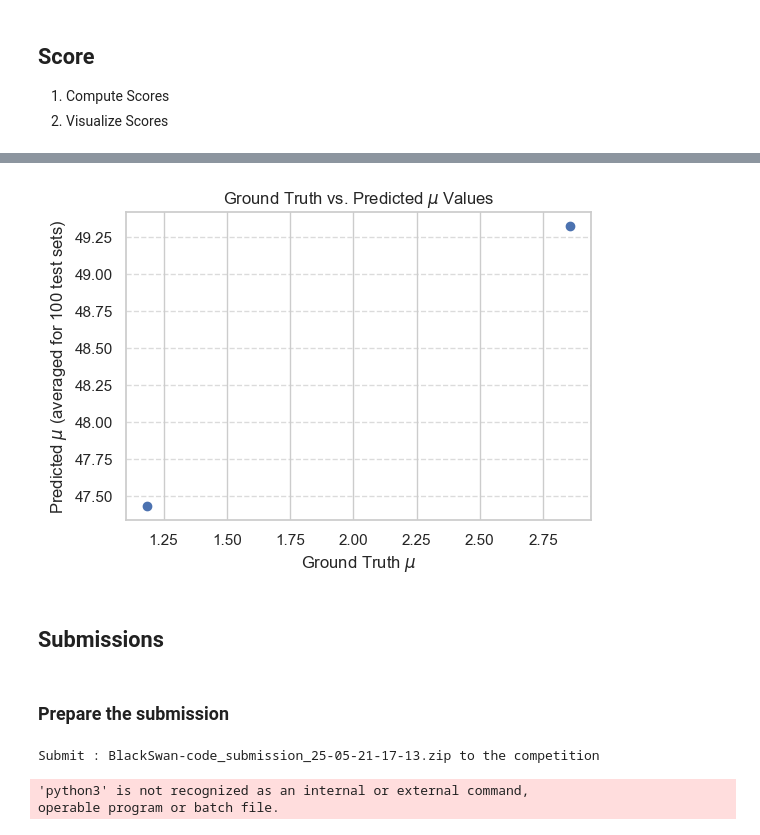
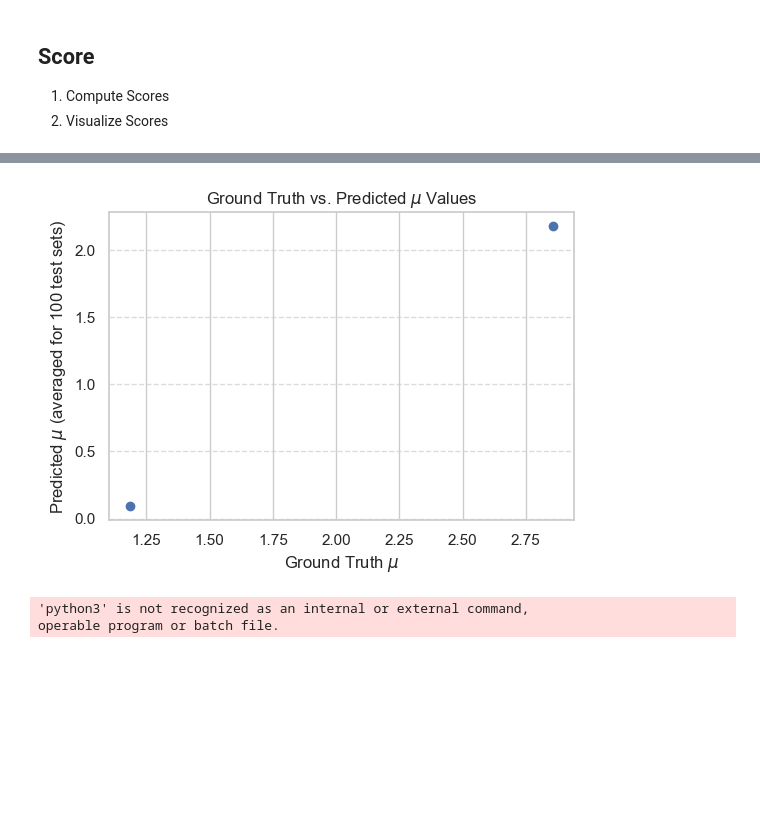
Before and after one commit to juefanmathias/Higgs_collaborations, a Jupyter notebook: StartingKit_Black_Swan_HiggsML.ipynb, the cells around one changed output, grey strips where cells are left out. Drawn from its saved outputs; the diff is of its cells as text; code cells hidden in the pictures; blank space fills up the shorter version.

```diff
--- a/StartingKit_Black_Swan_HiggsML.ipynb
+++ b/StartingKit_Black_Swan_HiggsML.ipynb
@@ -95,5 +76,5 @@ from model import Model
 3. neurips2024_data
 # %%
 from HiggsML.datasets import download_dataset
-data = download_dataset("sample_data") # change to "blackswan_data" for the actual data
+data = download_dataset("blackSwan_data") # change to "blackSwan_data" for the actual data
 # %% [output]
@@ -106,6 +87,6 @@ data = download_dataset("sample_data") # change to "blackswan_data" for the actu
 The data used here is a small subset of the full data is for demonstration only to get a view of what the data looks like.
 # %%
 # load train set
-data.load_train_set(train_size=500_000)
+data.load_train_set()
 data_set = data.get_train_set()
 # %% [output]
@@ -224,0 +177,17 @@ ztautau (446,)
+# %%
+import seaborn as sns
+sns.set_theme(rc={"figure.figsize": (10, 10)}, style="whitegrid")
+
+caption = ["Signal feature", "Background feature"]
+
+for i in range(2):
+
+    dfplot = pd.DataFrame(data_set, columns=["PRI_lep_phi","PRI_met","DER_pt_ratio_lep_had","DER_deltaeta_jet_jet"])
+
+    print(caption[i], " correlation matrix")
+    corrMatrix = dfplot[target == i].corr()
+    sns.heatmap(corrMatrix, annot=True)
+    plt.title("Correlation matrix of features")
+    plt.show()
+
+del dfplot
@@ -241,7 +225,7 @@ TEST_SETTINGS = {
         "diboson_scale": False,  # Diboson scale factor
         "bkg_scale": False,  # Background scale factor
     },
-    "num_pseudo_experiments": 10,  # Number of pseudo-experiments to run per set
+    "num_pseudo_experiments": 100,  # Number of pseudo-experiments to run per set
     "num_of_sets": 2,  # Number of sets of pseudo-experiments to run
 }
 
@@ -407,8 +366,8 @@ score.compute_scores(test_settings)
 # %%
+from HiggsML.visualization import  visualize_scatter
+
 # Visualize scatter plot of ground truth mu and predicted mu
-visualization.visualize_scatter(ingestion_result_dict=ingestion.results_dict,
+visualize_scatter(ingestion_result_dict=ingestion.results_dict,
                   ground_truth_mus=test_settings["ground_truth_mus"])
 # %% [output]
-[figure, old version]
+[figure, new version]
-# %% [markdown]
-## Submissions
@@ -432,13 +374,3 @@ def zipdir(archivename, basedir):
-# %% [markdown]
-### **Prepare the submission**
-# %%
-import datetime
-the_date = datetime.datetime.now().strftime("%y-%m-%d-%H-%M")
-code_submission = 'BlackSwan-code_submission_' + the_date + '.zip'
-zipdir(code_submission, submission_dir)
-print("Submit : " + code_submission + " to the competition")
-# %% [output]
-Submit : BlackSwan-code_submission_25-05-21-17-13.zip to the competition
 # %%
 !python3 -m HiggsML.score --prediction $output_dir --output $output_dir
 # %% [output]
```
Also changed, not shown: parts of 26 cells of this notebook, 6 other files.
